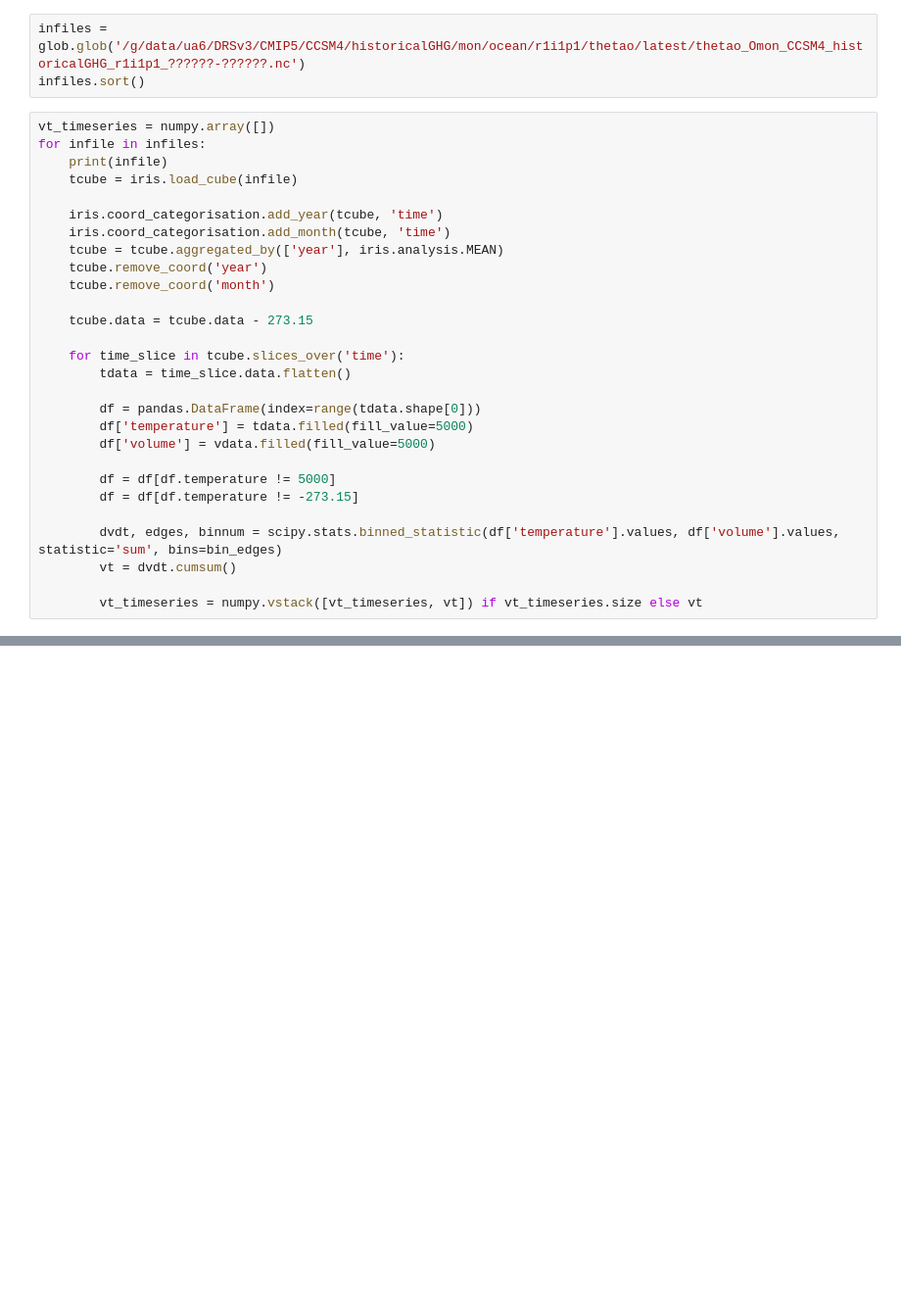
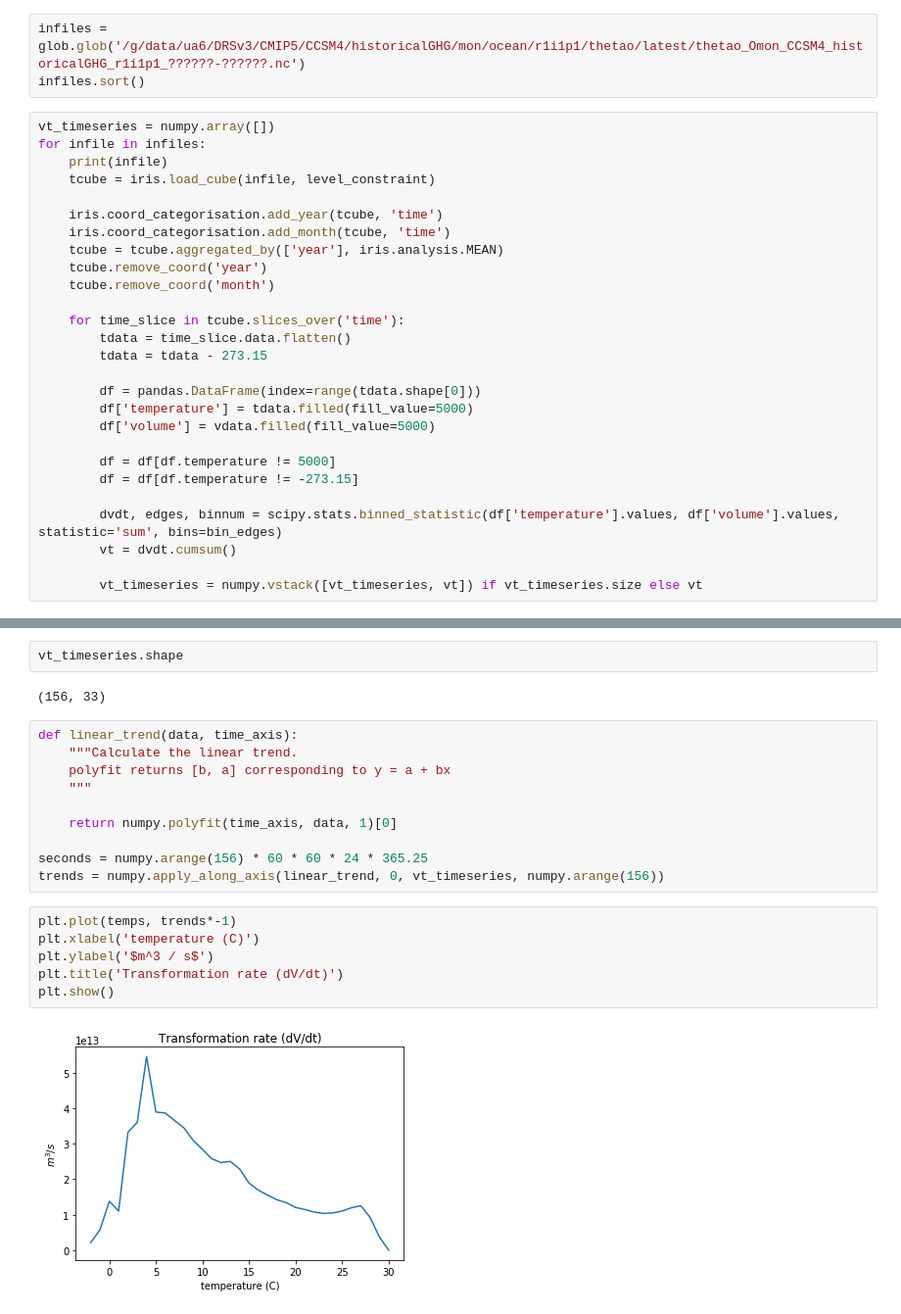
Before and after one commit to DamienIrving/ocean-analysis, a Jupyter notebook: development/water_mass_temperature_metrics.ipynb, the cells around one changed output, grey strips where cells are left out. Shown at 98% size. Saved outputs shown, nothing was run; the diff lists cells and outputs as text; blank space fills up the shorter version.

```diff
--- a/development/water_mass_temperature_metrics.ipynb
+++ b/development/water_mass_temperature_metrics.ipynb
@@ -94,7 +131,7 @@ infiles.sort()
 vt_timeseries = numpy.array([])
 for infile in infiles:
     print(infile)
-    tcube = iris.load_cube(infile)
+    tcube = iris.load_cube(infile, level_constraint)
 
     iris.coord_categorisation.add_year(tcube, 'time')
     iris.coord_categorisation.add_month(tcube, 'time')
@@ -102,10 +139,9 @@ for infile in infiles:
     tcube.remove_coord('year')
     tcube.remove_coord('month')
 
-    tcube.data = tcube.data - 273.15
-
     for time_slice in tcube.slices_over('time'):
         tdata = time_slice.data.flatten()
+        tdata = tdata - 273.15
 
         df = pandas.DataFrame(index=range(tdata.shape[0]))
         df['temperature'] = tdata.filled(fill_value=5000)
@@ -120,0 +174,22 @@ for infile in infiles:
+# %%
+vt_timeseries.shape
+# %% [output]
+(156, 33)
+# %%
+def linear_trend(data, time_axis):
+    """Calculate the linear trend.
+    polyfit returns [b, a] corresponding to y = a + bx
+    """
+
+    return numpy.polyfit(time_axis, data, 1)[0]
+
+seconds = numpy.arange(156) * 60 * 60 * 24 * 365.25
+trends = numpy.apply_along_axis(linear_trend, 0, vt_timeseries, numpy.arange(156))
+# %%
+plt.plot(temps, trends*-1)
+plt.xlabel('temperature (C)')
+plt.ylabel('$m^3 / s$')
+plt.title('Transformation rate (dV/dt)')
+plt.show()
+# %% [output]
+[figure, added]
```
Also changed, not shown: parts of 8 cells of this notebook.
